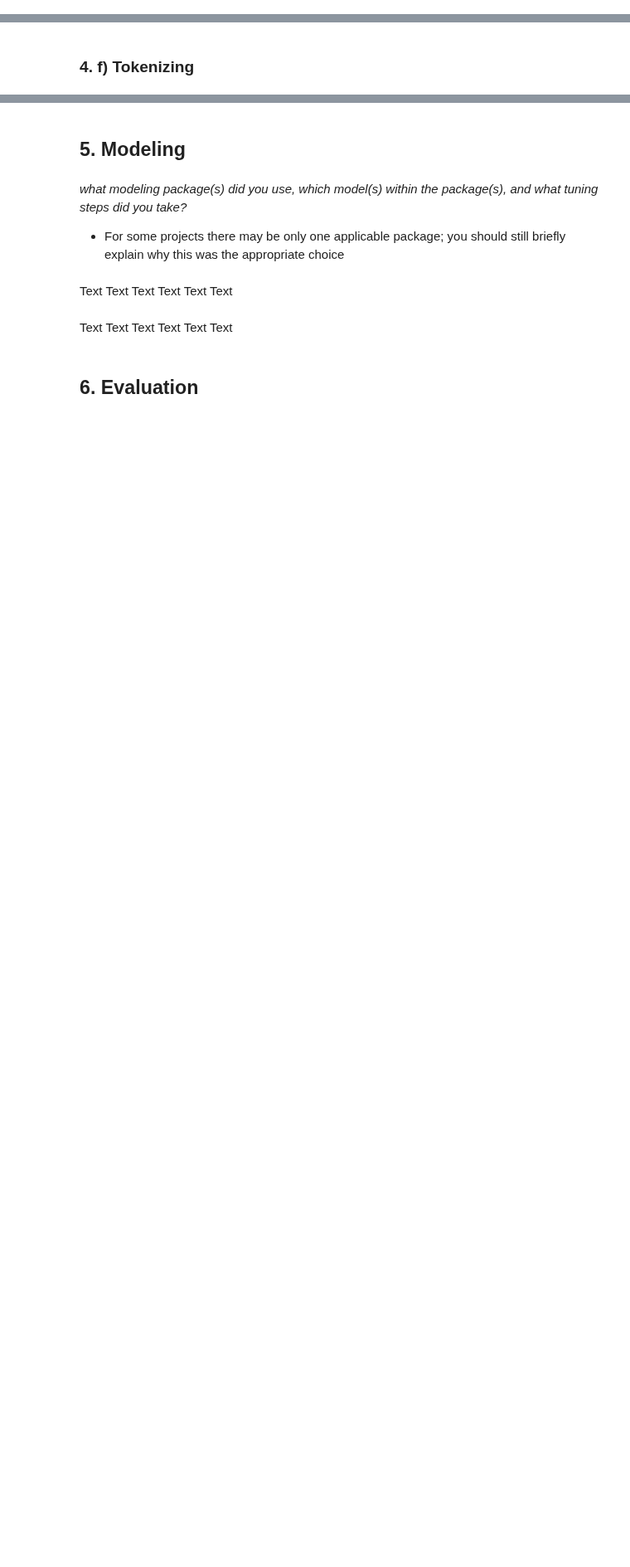
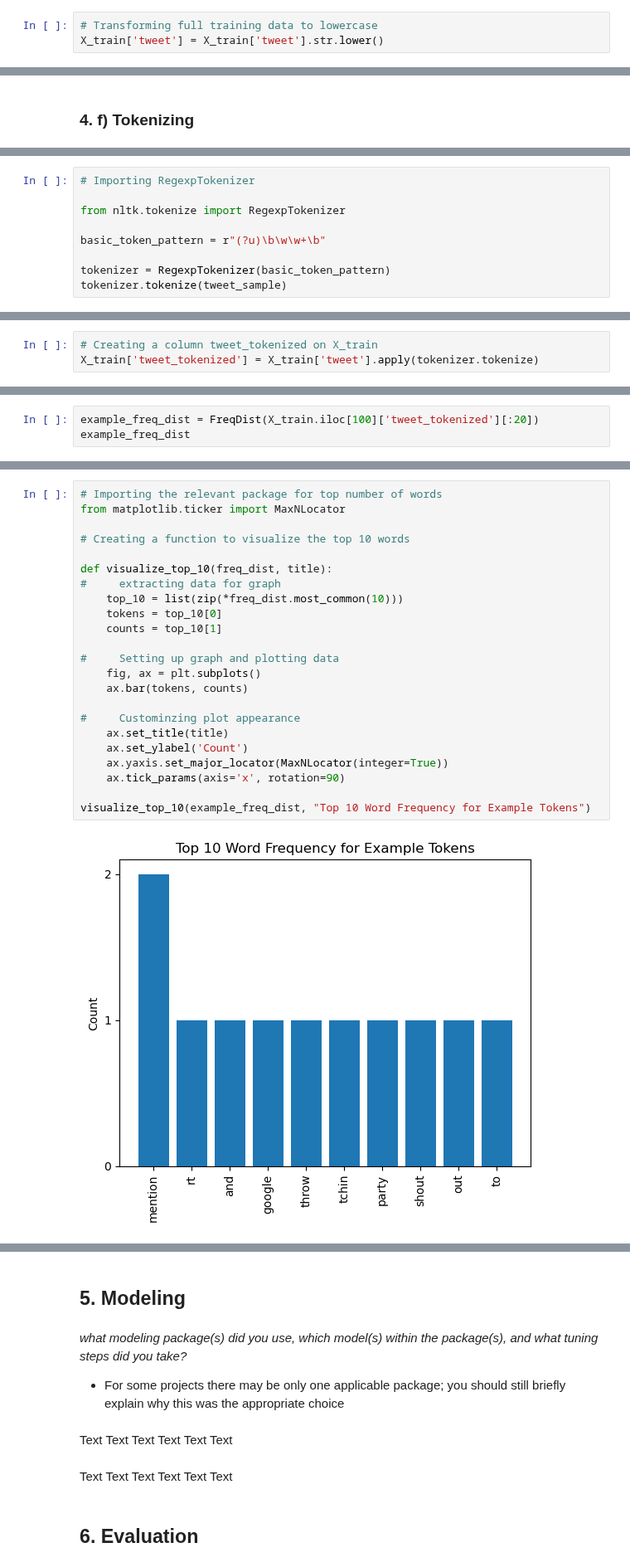
Before and after one commit to AlbaneCM/NLP, a Jupyter notebook: Natural-Language-Processing-Sentiment-Analysis.ipynb, the cells around one changed output, grey strips where cells are left out. Shown at 83% size. Saved outputs shown, nothing was run; the diff lists cells and outputs as text; blank space fills up the shorter version.

Commit message:
Frequency Distribution

```diff
--- a/Natural-Language-Processing-Sentiment-Analysis.ipynb
+++ b/Natural-Language-Processing-Sentiment-Analysis.ipynb
@@ -473,0 +507,3 @@ Before starting any exploratory analysis, two fundamental data cleaning tasks wi
+# %%
+# Transforming full training data to lowercase
+X_train['tweet'] = X_train['tweet'].str.lower()
@@ -477,0 +529,9 @@ Before starting any exploratory analysis, two fundamental data cleaning tasks wi
+# %%
+# Importing RegexpTokenizer
+
+from nltk.tokenize import RegexpTokenizer
+
+basic_token_pattern = r"(?u)\b\w\w+\b"
+
+tokenizer = RegexpTokenizer(basic_token_pattern)
+tokenizer.tokenize(tweet_sample)
@@ -477,0 +558,3 @@ Before starting any exploratory analysis, two fundamental data cleaning tasks wi
+# %%
+# Creating a column tweet_tokenized on X_train
+X_train['tweet_tokenized'] = X_train['tweet'].apply(tokenizer.tokenize)
@@ -477,0 +584,3 @@ Before starting any exploratory analysis, two fundamental data cleaning tasks wi
+# %%
+example_freq_dist = FreqDist(X_train.iloc[100]['tweet_tokenized'][:20])
+example_freq_dist
@@ -477,0 +589,25 @@ Before starting any exploratory analysis, two fundamental data cleaning tasks wi
+# %%
+# Importing the relevant package for top number of words
+from matplotlib.ticker import MaxNLocator
+
+# Creating a function to visualize the top 10 words
+
+def visualize_top_10(freq_dist, title):
+#     extracting data for graph
+    top_10 = list(zip(*freq_dist.most_common(10)))
+    tokens = top_10[0]
+    counts = top_10[1]
+
+#     Setting up graph and plotting data
+    fig, ax = plt.subplots()
+    ax.bar(tokens, counts)
+
+#     Custominzing plot appearance
+    ax.set_title(title)
+    ax.set_ylabel('Count')
+    ax.yaxis.set_major_locator(MaxNLocator(integer=True))
+    ax.tick_params(axis='x', rotation=90)
+
+visualize_top_10(example_freq_dist, "Top 10 Word Frequency for Example Tokens")
+# %% [output]
+[figure, added]
```
Also changed, not shown: parts of 29 cells of this notebook.
